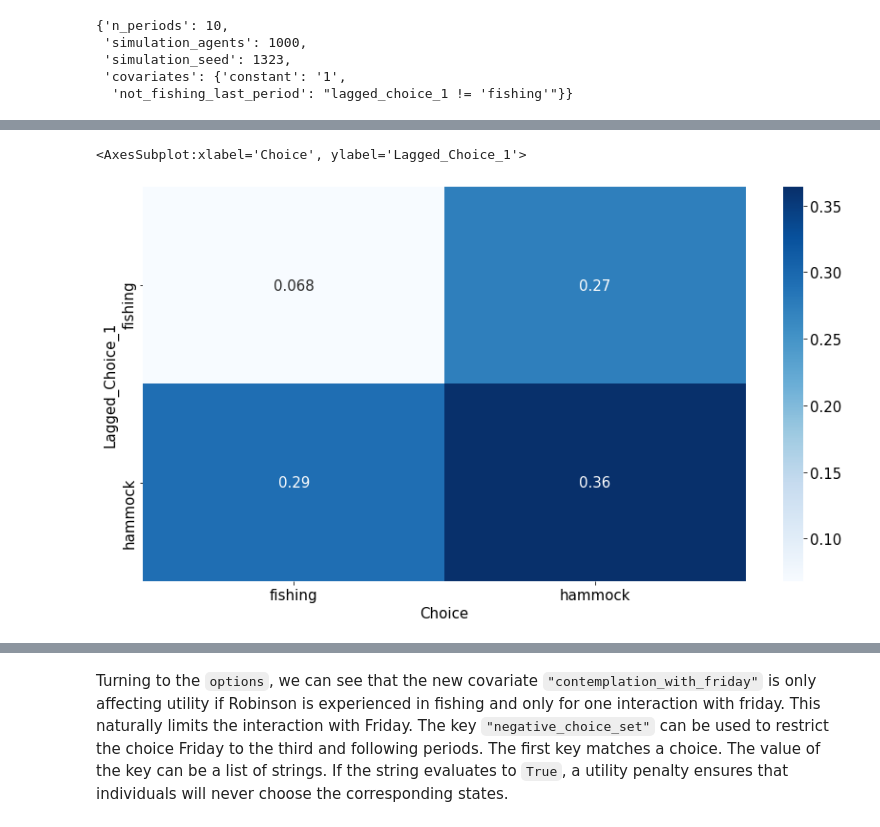
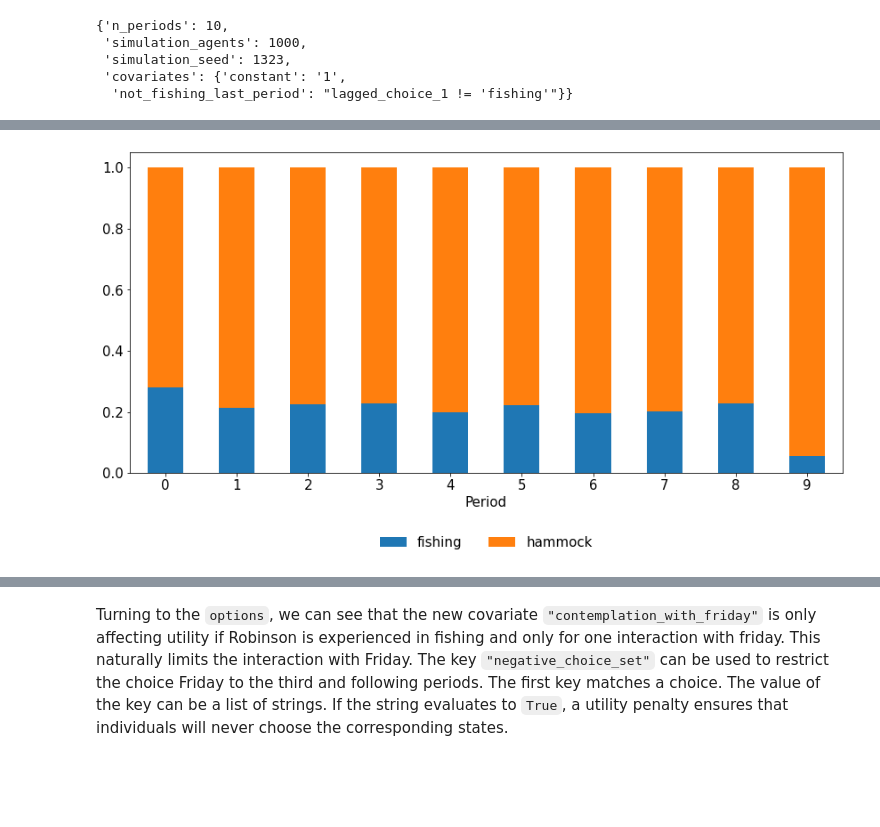
Before and after one commit to MaxBlesch/respy_tutorial, a Jupyter notebook: respy_tutorial.ipynb, the cells around one changed output, grey strips where cells are left out. Drawn from its saved outputs; the diff is of its cells as text; code cells hidden in the pictures; blank space fills up the shorter version.

```diff
--- a/respy_tutorial.ipynb
+++ b/respy_tutorial.ipynb
@@ -126,0 +164,3 @@ options
+# %%
+options_age = yaml.safe_load(open("option_files/options_age.yml"))
+options_age
@@ -126,0 +174,3 @@ options
+# %%
+params_age = pd.read_csv("params_files/robinson_crusoe_age.csv", index_col=["category", "name"])
+params_age
@@ -127,3 +190,3 @@ options
 # %%
-simulate = rp.get_simulate_func(params_basic, options)
-df = simulate(params_basic)
+simulate = rp.get_simulate_func(params_age, options_age)
+df_age = simulate(params_age)
@@ -161,7 +193,5 @@ plt.close()
-# %%
-data = pd.crosstab(df.Lagged_Choice_1, df.Choice, normalize=True)
-sns.heatmap(data, cmap="Blues", annot=True)
-# %% [output]
-<AxesSubplot:xlabel='Choice', ylabel='Lagged_Choice_1'>
-[figure, removed]
+# %%
+plot_choice_shares(df_age)
+# %% [output]
+[figure, added]
 # %% [markdown]
```
Also changed, not shown: parts of 42 cells of this notebook, 2 other files.
